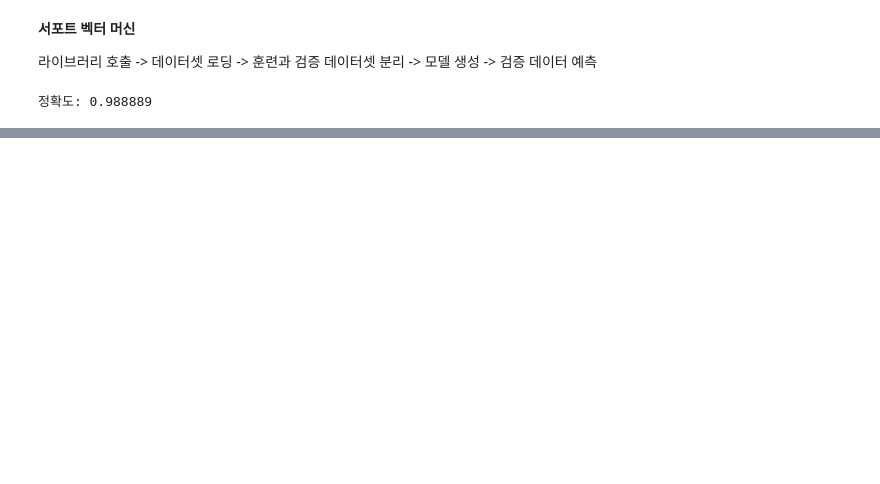
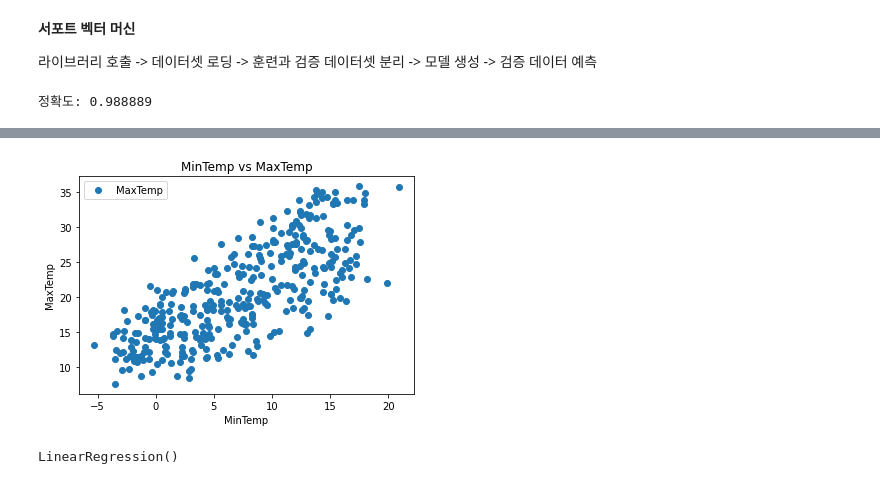
Before and after one commit to kschoi93/AI, a Jupyter notebook: MachineLearning.ipynb, the cells around one changed output, grey strips where cells are left out. Drawn from its saved outputs; the diff is of its cells as text; code cells hidden in the pictures; blank space fills up the shorter version.

```diff
--- a/MachineLearning.ipynb
+++ b/MachineLearning.ipynb
@@ -85,0 +239,19 @@ print('정확도: {0:f}'.format(score))
+# %%
+dataset = pd.read_csv('/content/drive/MyDrive/080289-main/080289-main/chap03/data/weather.csv')
+# %%
+dataset.plot(x='MinTemp', y='MaxTemp', style='o')
+plt.title('MinTemp vs MaxTemp')
+plt.xlabel('MinTemp')
+plt.ylabel('MaxTemp')
+plt.show()
+# %% [output]
+[figure, added]
+# %%
+X = dataset['MinTemp'].values.reshape(-1,1)
+y = dataset['MaxTemp'].values.reshape(-1,1)
+X_train, X_test, y_train, y_test = train_test_split(X, y, test_size=0.2)
+
+regressor = LinearRegression()
+regressor.fit(X_train,y_train)
+# %% [output]
+LinearRegression()
```
Also changed, not shown: parts of 33 cells of this notebook.
